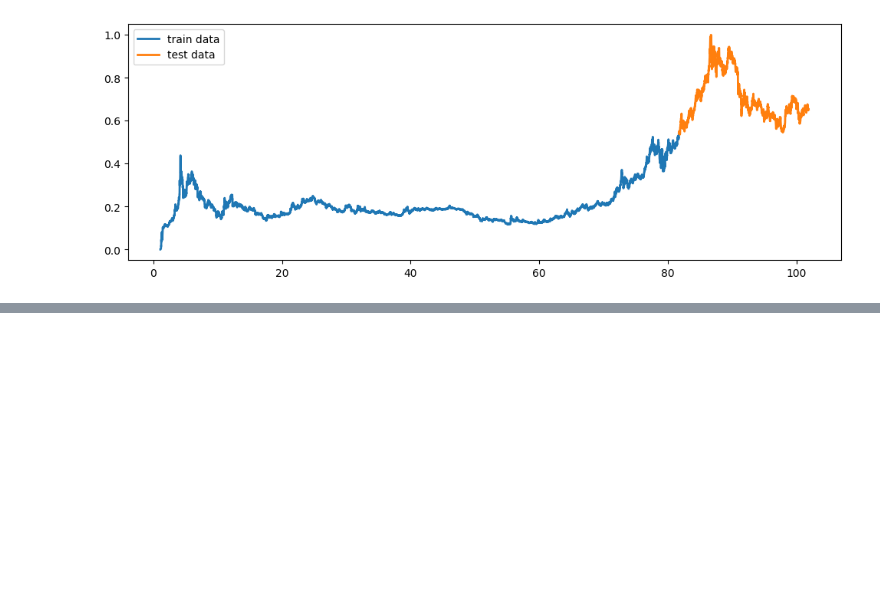
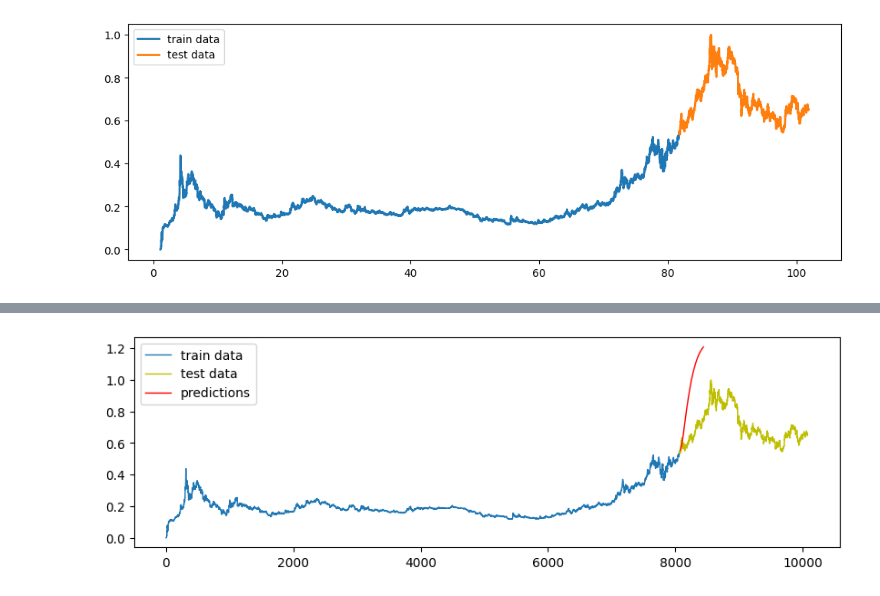
Before and after one commit to adewunmi2/DeepLearningSpringNew2024, a Jupyter notebook: Exercise_Project4/rnn_lstm_forecast_exercise4.ipynb, the cells around one changed output, grey strips where cells are left out. Saved outputs shown, nothing was run; the diff lists cells and outputs as text; code cells hidden in the pictures; blank space fills up the shorter version.

```diff
--- a/Exercise_Project4/rnn_lstm_forecast_exercise4.ipynb
+++ b/Exercise_Project4/rnn_lstm_forecast_exercise4.ipynb
@@ -133,0 +360,12 @@ plt.show()
+# %%
+# EXTRAPOLATION TEST
+# chosen 180
+extrapolation = list()
+seed_batch    = y_test[:look_back].reshape((1,look_back, n_features))
+current_batch = seed_batch
+
+# extrapolate the next 180 values
+for i in range(360):
+    predicted_value = model.predict(current_batch)[0]
+    extrapolation.append(predicted_value)
+    current_batch = np.append(current_batch[:,1:,:],[[predicted_value]],axis=1)
@@ -133,0 +390,16 @@ plt.show()
+# %%
+x1 = np.arange(0, len(y_train))
+x2 = np.arange(len(y_train), len(y_train) + len(y_test))
+x3 = np.arange(len(y_train) + look_back, len(y_train) + len(extrapolation) + look_back)
+
+fig, ax = plt.subplots(1, 1, figsize=(10, 3))
+
+# we can also hide the training data to inspect the
+# the predictions vs. test data separately
+ax.plot(x1, y_train, lw=1, label='train data')
+ax.plot(x2, y_test, lw=1, c='y', label='test data')
+ax.plot(x3, extrapolation, lw=1, c='r', label='predictions')
+ax.legend(loc="upper left")
+plt.show()
+# %% [output]
+[figure, added]
```
Also changed, not shown: parts of 11 cells of this notebook, 1 other file.
